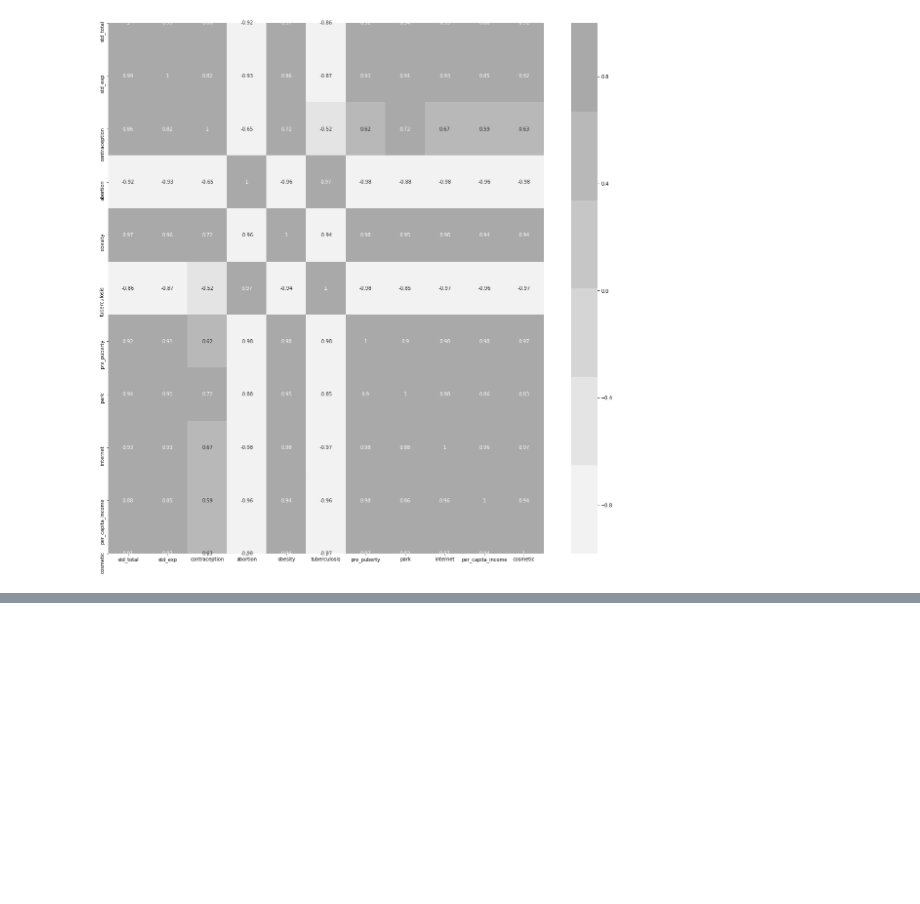
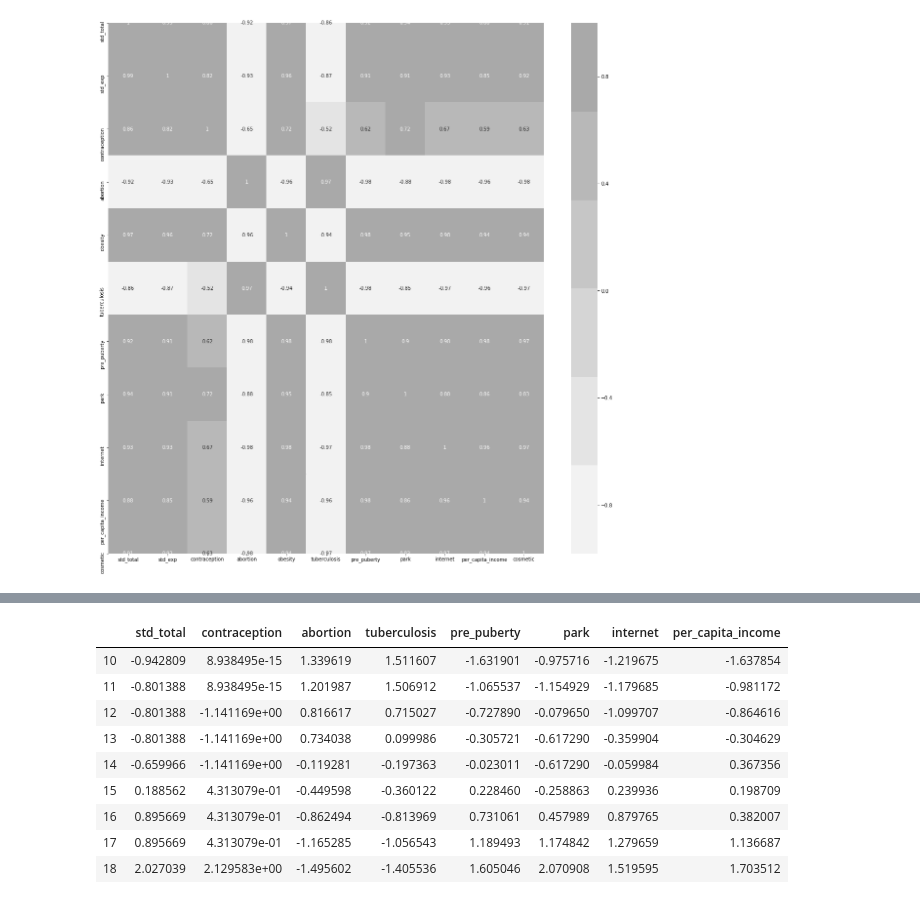
Before and after one commit to ParkJuEun95412/STD_Cause_Analysis, a Jupyter notebook: project(주은-전처리).ipynb, the cells around one changed output, grey strips where cells are left out. Saved outputs shown, nothing was run; the diff lists cells and outputs as text; code cells hidden in the pictures; blank space fills up the shorter version.

```diff
--- a/project(주은-전처리).ipynb
+++ b/project(주은-전처리).ipynb
@@ -364,0 +406,14 @@ Warnings:
+# %%
+output_ext=output_ext.drop(['obesity','cosmetic'], axis=1)
+output_ext
+# %% [output]
+|  | std_total | contraception | abortion | tuberculosis | pre_puberty | park | internet | per_capita_income |
+| 10 | -0.942809 | 8.938495e-15 | 1.339619 | 1.511607 | -1.631901 | -0.975716 | -1.219675 | -1.637854 |
+| 11 | -0.801388 | 8.938495e-15 | 1.201987 | 1.506912 | -1.065537 | -1.154929 | -1.179685 | -0.981172 |
+| 12 | -0.801388 | -1.141169e+00 | 0.816617 | 0.715027 | -0.727890 | -0.079650 | -1.099707 | -0.864616 |
+| 13 | -0.801388 | -1.141169e+00 | 0.734038 | 0.099986 | -0.305721 | -0.617290 | -0.359904 | -0.304629 |
+| 14 | -0.659966 | -1.141169e+00 | -0.119281 | -0.197363 | -0.023011 | -0.617290 | -0.059984 | 0.367356 |
+| 15 | 0.188562 | 4.313079e-01 | -0.449598 | -0.360122 | 0.228460 | -0.258863 | 0.239936 | 0.198709 |
+| 16 | 0.895669 | 4.313079e-01 | -0.862494 | -0.813969 | 0.731061 | 0.457989 | 0.879765 | 0.382007 |
+| 17 | 0.895669 | 4.313079e-01 | -1.165285 | -1.056543 | 1.189493 | 1.174842 | 1.279659 | 1.136687 |
+| 18 | 2.027039 | 2.129583e+00 | -1.495602 | -1.405536 | 1.605046 | 2.070908 | 1.519595 | 1.703512 |
```
Also changed, not shown: parts of 9 cells of this notebook, 1 other file.
